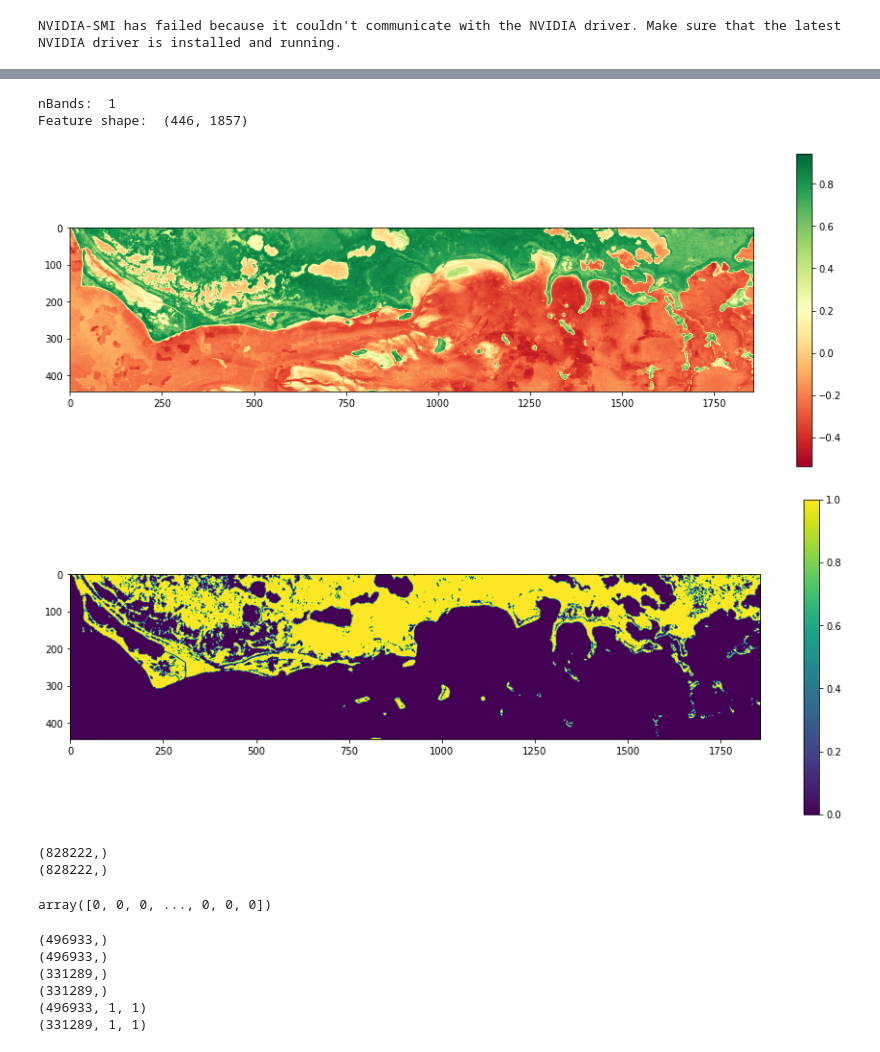
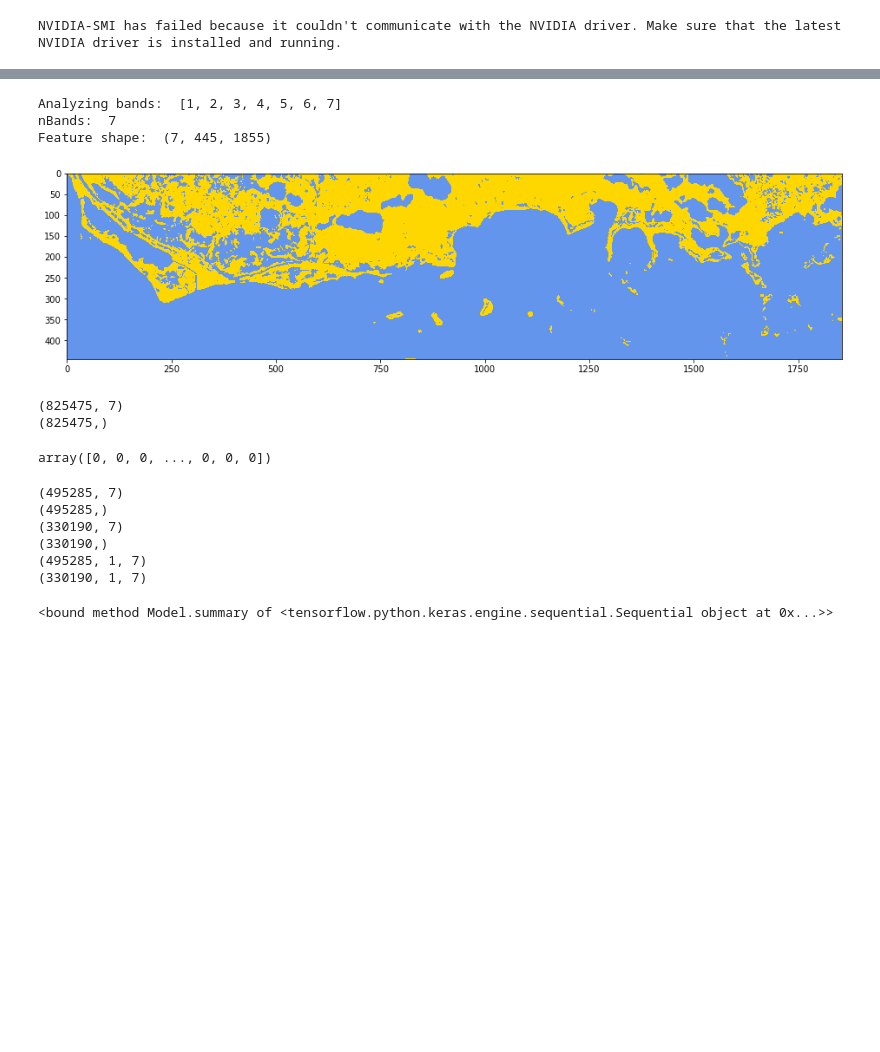
Before and after one commit to nkinnaird/MangroveClassification, a Jupyter notebook: code/firstNN.ipynb, the cells around one changed output, grey strips where cells are left out. Cells and saved outputs as stored; diff of their text form; code cells hidden in the pictures; blank space fills up the shorter version.

Commit message:
Sorted out color palette for images, removed outer bands of images, various cleanup, fixed a bug in shape for feature vector with multiple bands.

```diff
--- a/code/firstNN.ipynb
+++ b/code/firstNN.ipynb
@@ -40,10 +41,14 @@ Successfully installed matplotlib-scalebar-0.7.2
 # %%
 # define functions for use in the notebook - these should be moved to a separate file but making that work with colab is turning out to be a real headache
 
-def removeTopRow(x):
+def removeOuterEdges(x):
     '''Something is off with the top row in the satellite data, remove it.'''
-    if x.ndim == 2: x = np.delete(x, (0), axis=0)
-    else: x = np.delete(x, (0), axis=1)
+    if x.ndim == 2:
+        x = np.delete(x, [0, x.shape[0]-1], axis=0) # remove top and bottom edges
+        x = np.delete(x, [0, x.shape[1]-1], axis=1) # remove left and right edges
+    else:
+        x = np.delete(x, [0, x.shape[1]-1], axis=1)
+        x = np.delete(x, [0, x.shape[2]-1], axis=2)
 
     return x
 
@@ -55,25 +60,33 @@ def normalizeBand(band):
 def normalizeUInt16Band(band):
     '''Bands 1-7 are uint16, ranging from 0-65535, normalize them by dividing by the max.'''
     return band/65535.
+# %%
+# define colormap for plots
+discrete_cmap = mpl.colors.ListedColormap(["red", "cornflowerblue", "gold", "olivedrab"], name="discrete_cmap")
+vmin=-1
+vmax=2
 # %%
 # grab image file
 training_image = "/content/drive/MyDrive/MangroveClassification/Images/Florida_1_2000.tif"
 # %%
 main_bands = [i+1 for i in range(0,7)]
+# main_bands = [i+1 for i in range(1,7)]
 ndvi_band = 9
 labels_band = 8
 
 # choose the input band(s)
-input_bands = ndvi_band
-# input_bands = main_bands
+# input_bands = ndvi_band
+input_bands = main_bands
+
+print('Analyzing bands: ', input_bands)
 
 # read in band data
 ds_features, features = raster.read(training_image, bands=input_bands) # if just inputting one band, do NOT put the single number in a list to pass to "bands", it causes some issue under the hood
 ds_labels, labels = raster.read(training_image, bands=labels_band)
 
-# remove top row of data (which is bad)
-features = removeTopRow(features)
-labels = removeTopRow(labels)
+# remove outer edges of data (which sometimes have issues)
+features = removeOuterEdges(features)
+labels = removeOuterEdges(labels)
 
 # fill NaNs with 0s
 features = np.nan_to_num(features)
@@ -86,24 +99,24 @@ print('nBands: ', nBands)
 
 print('Feature shape: ', features.shape)
 # %% [output]
-nBands:  1
-Feature shape:  (446, 1857)
+Analyzing bands:  [1, 2, 3, 4, 5, 6, 7]
+nBands:  7
+Feature shape:  (7, 445, 1855)
 # %%
 # plot NDVI band
 if input_bands == ndvi_band:
   plt.figure(figsize=(16,6))
-  plt.imshow(features, cmap='RdYlGn')
+  plt.imshow(features, cmap='RdYlGn', vmin=-1, vmax=1)
   plt.colorbar()
   plt.show()
 
 # plot label (mangrove) band
 plt.figure(figsize=(16,6))
-plt.imshow(labels)
-plt.colorbar()
+plt.imshow(labels, cmap=discrete_cmap, vmin=vmin, vmax=vmax)
+# plt.colorbar()
 plt.show()
 # %% [output]
-[figure, old version]
+[figure, new version]
-[figure, removed]
 # %%
 # change dimensions for input into neural net
 features_input = changeDimension(features)
@@ -112,8 +125,8 @@ labels_input = changeDimension(labels)
 print(features_input.shape)
 print(labels_input.shape)
 # %% [output]
-(828222,)
-(828222,)
+(825475, 7)
+(825475,)
 # %%
 # convert labels to int for classification
 labels_input = (labels_input == 1).astype(int)
@@ -131,20 +143,18 @@ print(xTest.shape)
 print(yTest.shape)
 
 # reshape it as an additional step for input into the NN
-# xTrain = xTrain.reshape((xTrain.shape[0], 1, xTrain.shape[1]))
-# xTest = xTest.reshape((xTest.shape[0], 1, xTest.shape[1]))
 xTrain = xTrain.reshape((xTrain.shape[0], 1, nBands))
 xTest = xTest.reshape((xTest.shape[0], 1, nBands))
 
 print(xTrain.shape)
 print(xTest.shape)
 # %% [output]
-(496933,)
-(496933,)
-(331289,)
-(331289,)
-(496933, 1, 1)
-(331289, 1, 1)
+(495285, 7)
+(495285,)
+(330190, 7)
+(330190,)
+(495285, 1, 7)
+(330190, 1, 7)
 # %%
 # normalize bands - don't really need to do this for the NDVI band, and probably want to use something separate for the other bands, which are already by default bounded
 # probably also do not want to normalize differently between the train and test, since their bounds are independent of the samples
@@ -160,16 +170,22 @@ if input_bands == main_bands:
 if input_bands == ndvi_band:
   model = keras.Sequential([
       keras.layers.Flatten(input_shape=(1, nBands)),
+      # keras.layers.Dense(10, activation='relu'),
       keras.layers.Dense(10, activation='relu'),
       keras.layers.Dense(2, activation='softmax')])
 else:
   model = keras.Sequential([
     keras.layers.Flatten(input_shape=(1, nBands)),
+    # keras.layers.Dense(14, activation='relu'),
     keras.layers.Dense(14, activation='relu'),
     keras.layers.Dense(2, activation='softmax')])
 
 # Define the accuracy metrics and parameters
 model.compile(optimizer="adam", loss="sparse_categorical_crossentropy", metrics=["accuracy"])
+
+print(model.summary)
+# %% [output]
+<bound method Model.summary of <tensorflow.python.keras.engine.sequential.Sequential object at 0x...>>
 # %%
 # fit the model
 history = model.fit(xTrain, yTrain, validation_split=0.3, epochs=3)
```
Also changed, not shown: parts of 13 cells of this notebook.
